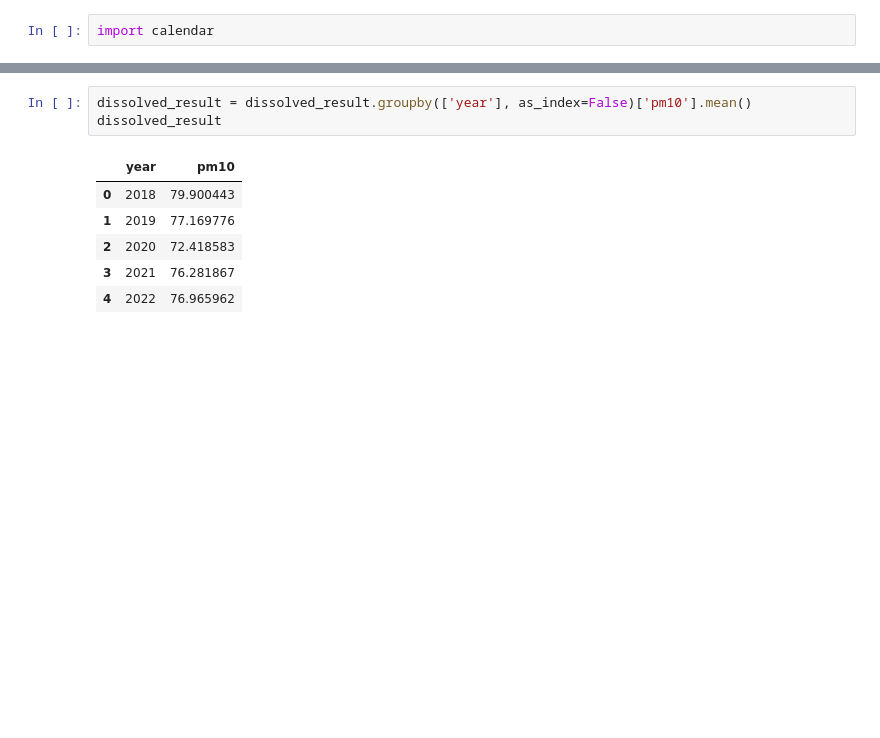
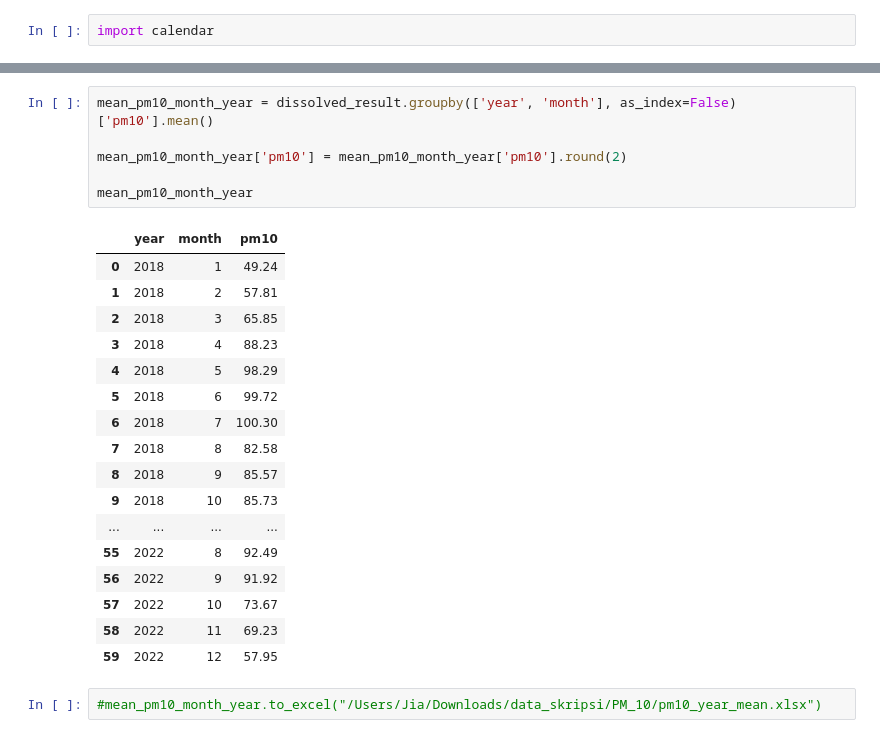
Before and after one commit to Putrizhn/script_putri, a Jupyter notebook: PM_10/result_pm10_year.ipynb, the cells around one changed output, grey strips where cells are left out. Saved outputs shown, nothing was run; the diff lists cells and outputs as text; blank space fills up the shorter version.

```diff
--- a/PM_10/result_pm10_year.ipynb
+++ b/PM_10/result_pm10_year.ipynb
@@ -126,10 +128,26 @@ for city, ax in zip(cities, range(1,6)):
 # %%
-dissolved_result = dissolved_result.groupby(['year'], as_index=False)['pm10'].mean()
-dissolved_result
+mean_pm10_month_year = dissolved_result.groupby(['year', 'month'], as_index=False)['pm10'].mean()
+
+mean_pm10_month_year['pm10'] = mean_pm10_month_year['pm10'].round(2)
+
+mean_pm10_month_year
 # %% [output]
-|  | year | pm10 |
-| 0 | 2018 | 79.900443 |
-| 1 | 2019 | 77.169776 |
-| 2 | 2020 | 72.418583 |
-| 3 | 2021 | 76.281867 |
-| 4 | 2022 | 76.965962 |
+|  | year | month | pm10 |
+| 0 | 2018 | 1 | 49.24 |
+| 1 | 2018 | 2 | 57.81 |
+| 2 | 2018 | 3 | 65.85 |
+| 3 | 2018 | 4 | 88.23 |
+| 4 | 2018 | 5 | 98.29 |
+| 5 | 2018 | 6 | 99.72 |
+| 6 | 2018 | 7 | 100.30 |
+| 7 | 2018 | 8 | 82.58 |
+| 8 | 2018 | 9 | 85.57 |
+| 9 | 2018 | 10 | 85.73 |
+| ... | ... | ... | ... |
+| 55 | 2022 | 8 | 92.49 |
+| 56 | 2022 | 9 | 91.92 |
+| 57 | 2022 | 10 | 73.67 |
+| 58 | 2022 | 11 | 69.23 |
+| 59 | 2022 | 12 | 57.95 |
+# %%
+#mean_pm10_month_year.to_excel("/Users/Jia/Downloads/data_skripsi/PM_10/pm10_year_mean.xlsx")
```
Also changed, not shown: parts of 9 cells of this notebook, 1 other file.
